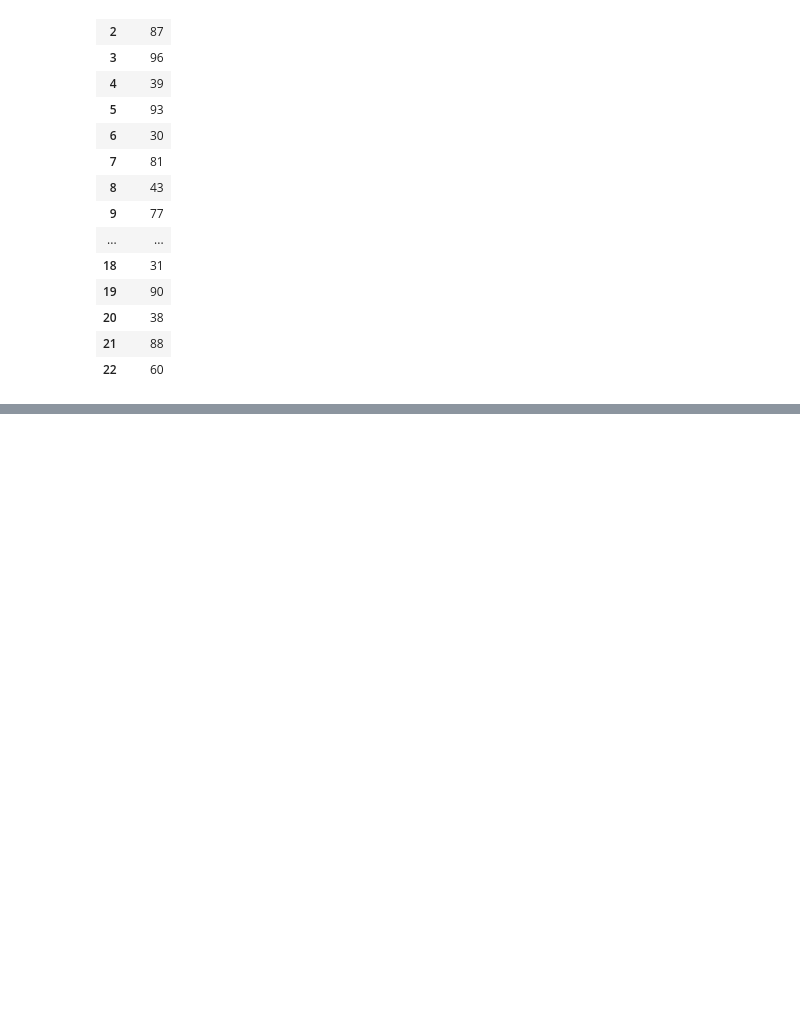
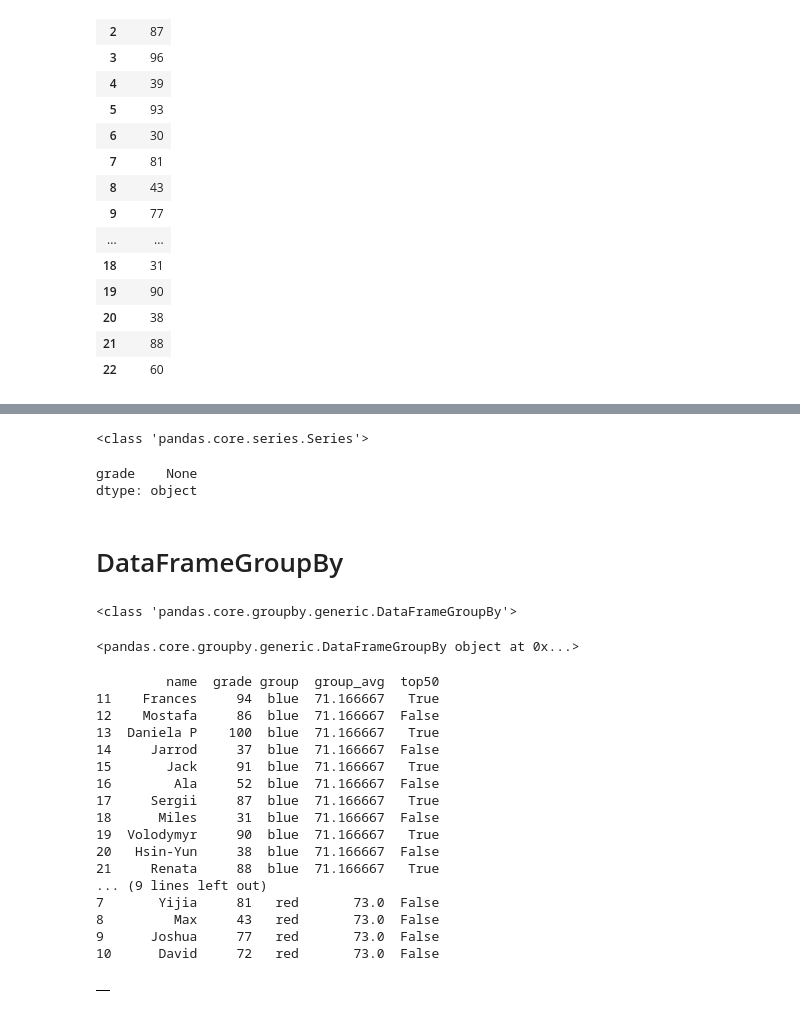
Before and after one commit to Max-Peng-Shen/HelloWorld, a Jupyter notebook: pandas_intro.ipynb, the cells around one changed output, grey strips where cells are left out. Saved outputs shown, nothing was run; the diff lists cells and outputs as text; code cells hidden in the pictures; blank space fills up the shorter version.

```diff
--- a/pandas_intro.ipynb
+++ b/pandas_intro.ipynb
@@ -315,0 +350,6 @@ roster[['grade']]
+# %%
+def print_arg(x):
+    print(x)
+
+def print_type(x):
+    print(type(x))
@@ -315,0 +418,36 @@ roster[['grade']]
+# %%
+grade_df.apply(print_type, axis=0)
+# %% [output]
+<class 'pandas.core.series.Series'>
+grade    None
+dtype: object
+# %% [markdown]
+# DataFrameGroupBy
+# %%
+groups = roster.groupby(by=['group'])
+print(type(groups))
+groups
+# %% [output]
+<class 'pandas.core.groupby.generic.DataFrameGroupBy'>
+<pandas.core.groupby.generic.DataFrameGroupBy object at 0x...>
+# %%
+groups.apply(print_arg)
+# %% [output]
+         name  grade group  group_avg  top50
+11    Frances     94  blue  71.166667   True
+12    Mostafa     86  blue  71.166667  False
+13  Daniela P    100  blue  71.166667   True
+14     Jarrod     37  blue  71.166667  False
+15       Jack     91  blue  71.166667   True
+16        Ala     52  blue  71.166667  False
+17     Sergii     87  blue  71.166667   True
+18      Miles     31  blue  71.166667  False
+19  Volodymyr     90  blue  71.166667   True
+20   Hsin-Yun     38  blue  71.166667  False
+21     Renata     88  blue  71.166667   True
+... (9 lines left out)
+7       Yijia     81   red       73.0  False
+8         Max     43   red       73.0  False
+9      Joshua     77   red       73.0  False
+10      David     72   red       73.0  False
+|  |
```
Also changed, not shown: parts of 11 cells of this notebook, 2 other files.
